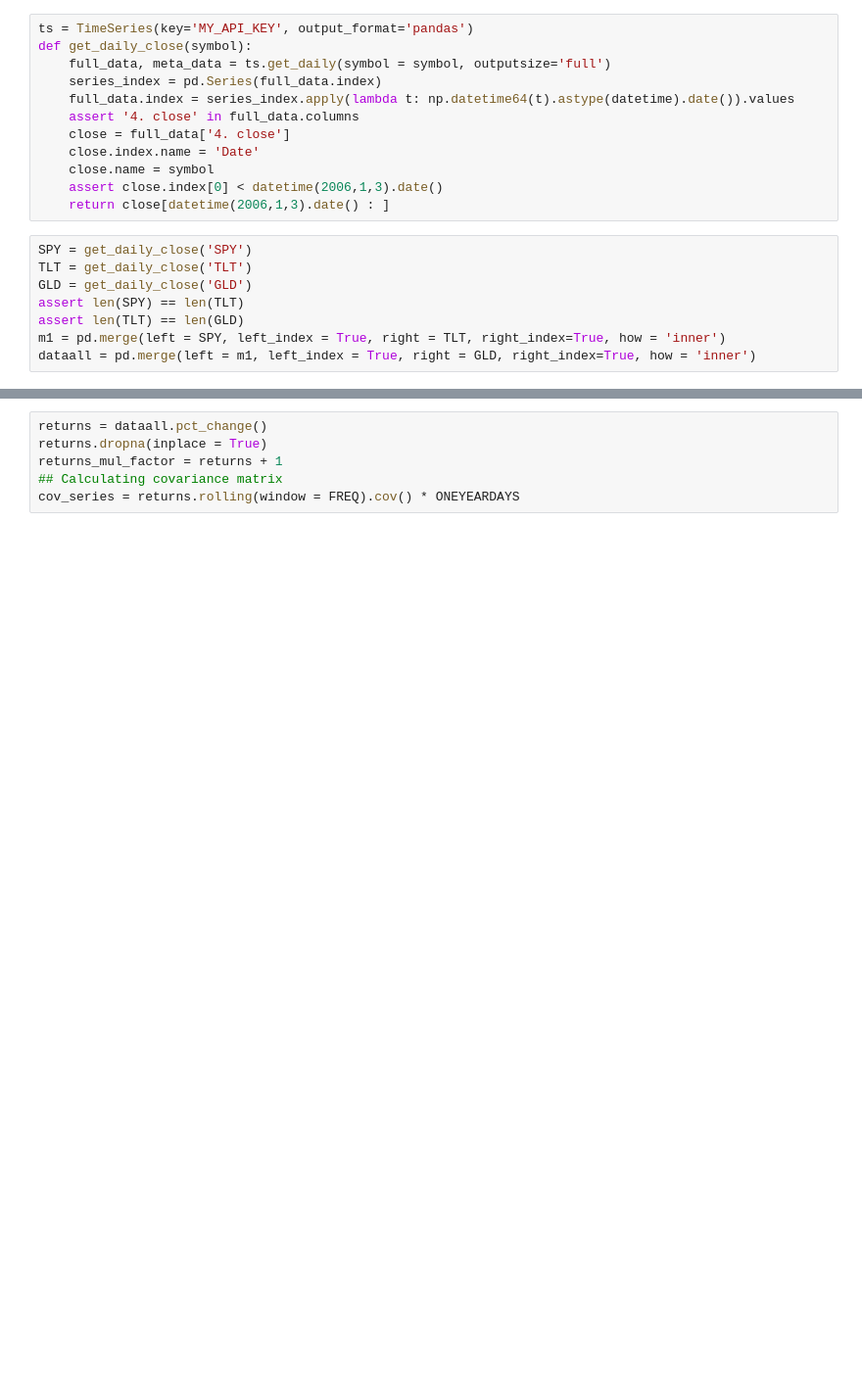
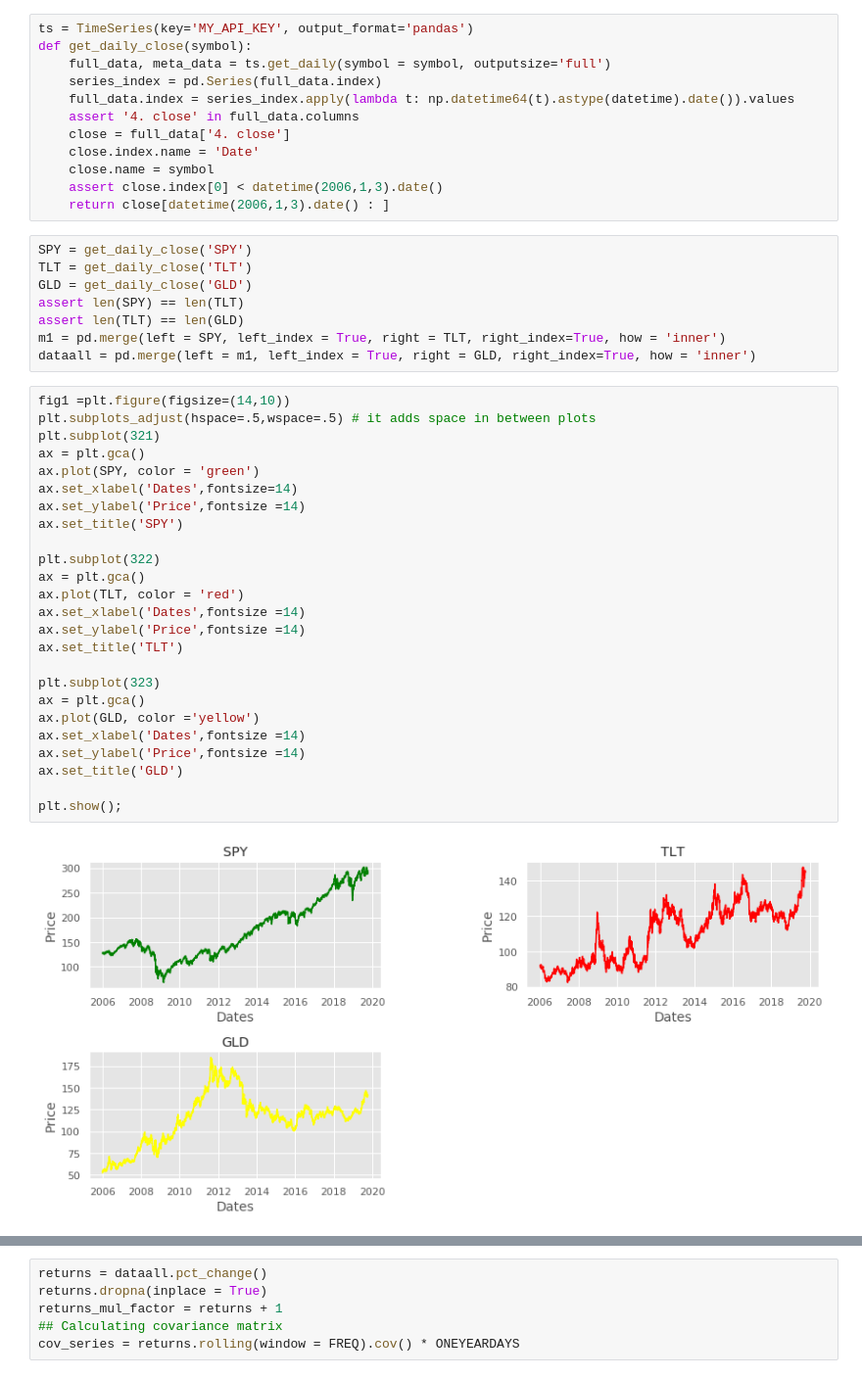
Before and after one commit to wrk1231/EqualCapitalVSEqualRisk, a Jupyter notebook: EqualCapitalVSEqualRisk.ipynb, the cells around one changed output, grey strips where cells are left out. Shown: that part at 98% size. Cells and saved outputs as stored; diff of their text form; blank space fills up the shorter version.

```diff
--- a/EqualCapitalVSEqualRisk.ipynb
+++ b/EqualCapitalVSEqualRisk.ipynb
@@ -65,3 +52,30 @@ assert len(SPY) == len(TLT)
 assert len(TLT) == len(GLD)
 m1 = pd.merge(left = SPY, left_index = True, right = TLT, right_index=True, how = 'inner')
 dataall = pd.merge(left = m1, left_index = True, right = GLD, right_index=True, how = 'inner')
+# %%
+fig1 =plt.figure(figsize=(14,10))
+plt.subplots_adjust(hspace=.5,wspace=.5) # it adds space in between plots
+plt.subplot(321)
+ax = plt.gca()
+ax.plot(SPY, color = 'green')
+ax.set_xlabel('Dates',fontsize=14)
+ax.set_ylabel('Price',fontsize =14)
+ax.set_title('SPY')
+
+plt.subplot(322)
+ax = plt.gca()
+ax.plot(TLT, color = 'red')
+ax.set_xlabel('Dates',fontsize =14)
+ax.set_ylabel('Price',fontsize =14)
+ax.set_title('TLT')
+
+plt.subplot(323)
+ax = plt.gca()
+ax.plot(GLD, color ='yellow')
+ax.set_xlabel('Dates',fontsize =14)
+ax.set_ylabel('Price',fontsize =14)
+ax.set_title('GLD')
+
+plt.show();
+# %% [output]
+[figure, added]
```
Also changed, not shown: parts of 16 cells of this notebook.
